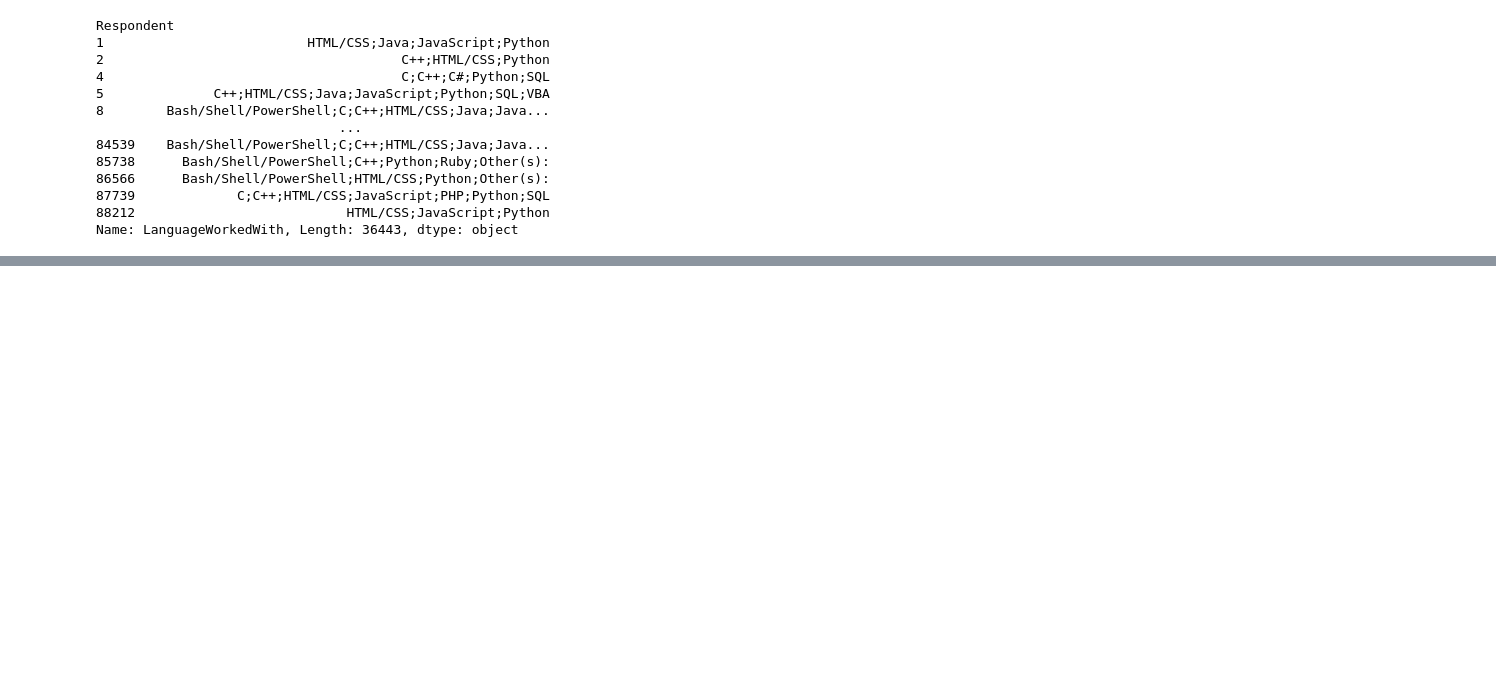
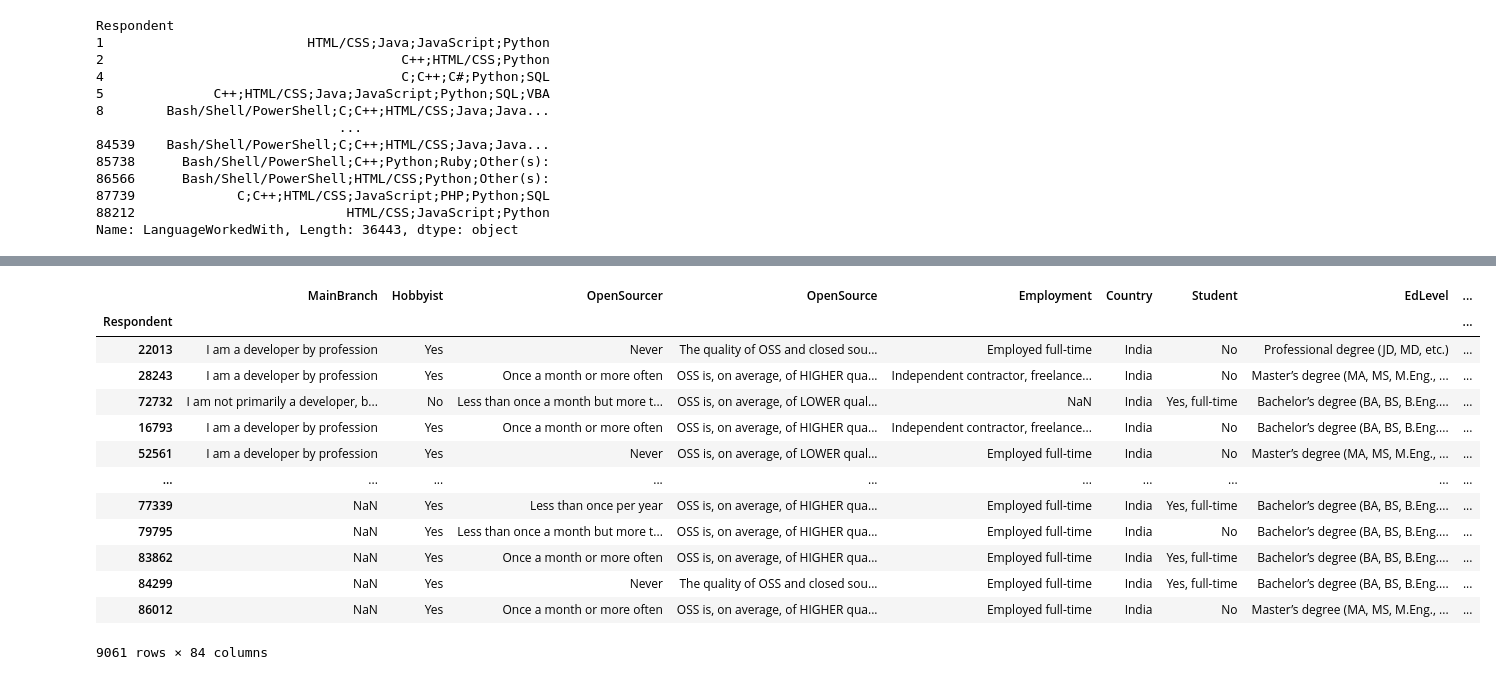
Before and after one commit to christianangel15/CodeSnippets, a Jupyter notebook: Pandas_demo/Pandas Demo.ipynb, the cells around one changed output, grey strips where cells are left out. Saved outputs shown, nothing was run; the diff lists cells and outputs as text; code cells hidden in the pictures; blank space fills up the shorter version.

```diff
--- a/Pandas_demo/Pandas Demo.ipynb
+++ b/Pandas_demo/Pandas Demo.ipynb
@@ -3,5 +4,6 @@ import pandas as pd
 # %%
-df = pd.read_csv('data/survey_results_public.csv', index_col='Respondent')
+na_vals = ['NA', 'Missing']
+df = pd.read_csv('data/survey_results_public.csv', index_col='Respondent', na_values = na_vals)
 schema_df = pd.read_csv('data/survey_results_schema.csv', index_col='Column')
 # %%
 pd.set_option('display.max_columns',85)
@@ -98,0 +118,2 @@ Name: LanguageWorkedWith, Length: 36443, dtype: object
+# %%
+df.sort_values(by=['Country', 'ConvertedComp'], ascending=[True, False], inplace=True)
@@ -98,0 +225,18 @@ Name: LanguageWorkedWith, Length: 36443, dtype: object
+# %%
+country = df.groupby(['Country'])
+country.get_group('India') # or use filter both same
+# %% [output]
+|  | MainBranch | Hobbyist | OpenSourcer | OpenSource | Employment | Country | Student | EdLevel | ... |
+| Respondent |  |  |  |  |  |  |  |  | ... |
+| 22013 | I am a developer by profession | Yes | Never | The quality of OSS and closed sou... | Employed full-time | India | No | Professional degree (JD, MD, etc.) | ... |
+| 28243 | I am a developer by profession | Yes | Once a month or more often | OSS is, on average, of HIGHER qua... | Independent contractor, freelance... | India | No | Master’s degree (MA, MS, M.Eng., ... | ... |
+| 72732 | I am not primarily a developer, b... | No | Less than once a month but more t... | OSS is, on average, of LOWER qual... | NaN | India | Yes, full-time | Bachelor’s degree (BA, BS, B.Eng.... | ... |
+| 16793 | I am a developer by profession | Yes | Once a month or more often | OSS is, on average, of HIGHER qua... | Independent contractor, freelance... | India | No | Bachelor’s degree (BA, BS, B.Eng.... | ... |
+| 52561 | I am a developer by profession | Yes | Never | OSS is, on average, of LOWER qual... | Employed full-time | India | No | Master’s degree (MA, MS, M.Eng., ... | ... |
+| ... | ... | ... | ... | ... | ... | ... | ... | ... | ... |
+| 77339 | NaN | Yes | Less than once per year | OSS is, on average, of HIGHER qua... | Employed full-time | India | Yes, full-time | Bachelor’s degree (BA, BS, B.Eng.... | ... |
+| 79795 | NaN | Yes | Less than once a month but more t... | OSS is, on average, of HIGHER qua... | Employed full-time | India | No | Bachelor’s degree (BA, BS, B.Eng.... | ... |
+| 83862 | NaN | Yes | Once a month or more often | OSS is, on average, of HIGHER qua... | Employed full-time | India | Yes, full-time | Bachelor’s degree (BA, BS, B.Eng.... | ... |
+| 84299 | NaN | Yes | Never | The quality of OSS and closed sou... | Employed full-time | India | Yes, full-time | Bachelor’s degree (BA, BS, B.Eng.... | ... |
+| 86012 | NaN | Yes | Once a month or more often | OSS is, on average, of HIGHER qua... | Employed full-time | India | No | Master’s degree (MA, MS, M.Eng., ... | ... |
+9061 rows × 84 columns
```
Also changed, not shown: parts of 36 cells of this notebook, 4 other files.
